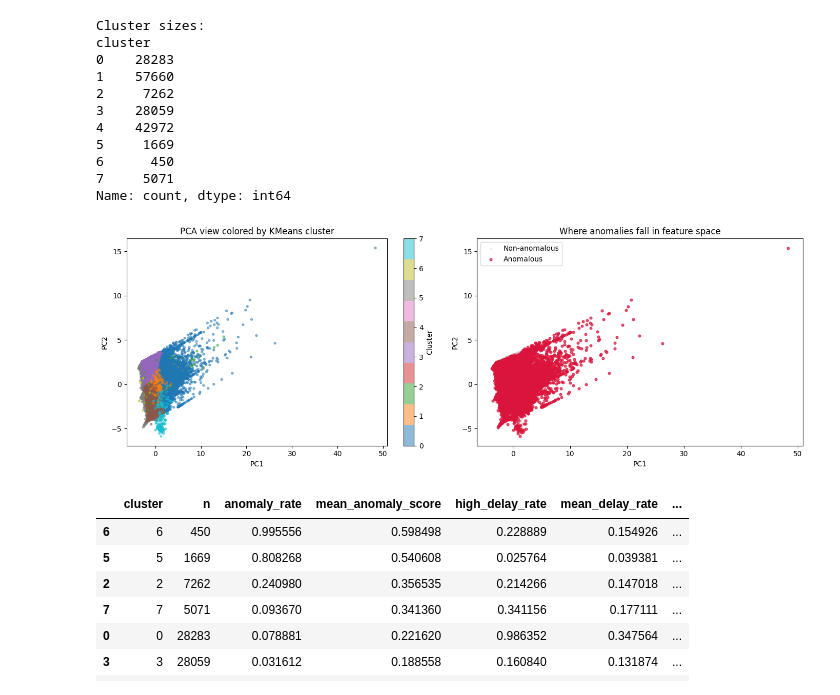
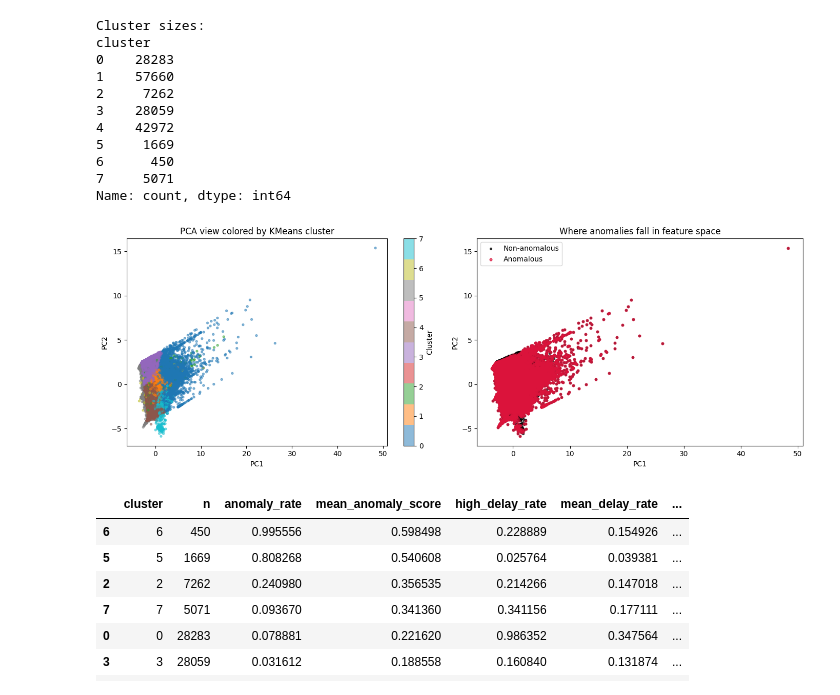
Before and after one commit to nicholasthomas18/STAT486FinalProject, a Jupyter notebook: code/04_unsupervised.ipynb, the cells around one changed output. Saved outputs shown, nothing was run; the diff lists cells and outputs as text; code cells hidden in the pictures.

```diff
--- a/code/04_unsupervised.ipynb
+++ b/code/04_unsupervised.ipynb
@@ -251,34 +251,34 @@ Name: count, dtype: int64
 # %%
 pca = PCA(n_components=2, random_state=RANDOM_STATE)
 coords = pca.fit_transform(X_scaled)
 
 plot_df = df.copy()
 plot_df["pc1"] = coords[:, 0]
 plot_df["pc2"] = coords[:, 1]
 
 fig, axes = plt.subplots(1, 2, figsize=(14, 5))
 
 # Left: clusters
 sc = axes[0].scatter(plot_df["pc1"], plot_df["pc2"], c=plot_df["cluster"], s=8, cmap="tab10", alpha=0.5)
 axes[0].set_title("PCA view colored by KMeans cluster")
 axes[0].set_xlabel("PC1")
 axes[0].set_ylabel("PC2")
 plt.colorbar(sc, ax=axes[0], label="Cluster")
 
 # Right: anomalies overlaid on the same PCA map
-axes[1].scatter(plot_df["pc1"], plot_df["pc2"], c="lightgray", s=8, alpha=0.25, label="Non-anomalous")
+axes[1].scatter(plot_df["pc1"], plot_df["pc2"], c="black", s=8, alpha=0.7, label="Non-anomalous")
 anom = plot_df[plot_df["is_anomaly"] == 1]
 axes[1].scatter(anom["pc1"], anom["pc2"], c="crimson", s=12, alpha=0.7, label="Anomalous")
 axes[1].set_title("Where anomalies fall in feature space")
 axes[1].set_xlabel("PC1")
 axes[1].set_ylabel("PC2")
 axes[1].legend(loc="best")
 
 plt.tight_layout()
 plt.savefig(FIG_DIR / "kmeans_pca_anomaly_overlay.png", dpi=150)
 plt.show()
 # %% [output]
-[figure, old version]
+[figure, new version]
 # %%
 cluster_summary = (
     df.groupby("cluster", as_index=False)
```
Also changed, not shown: parts of 1 cell of this notebook, 1 other file.
